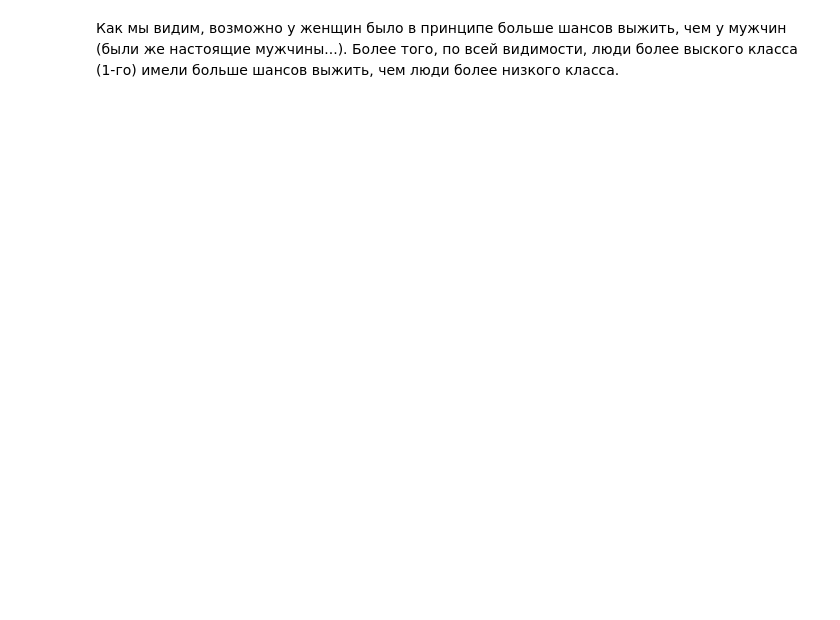
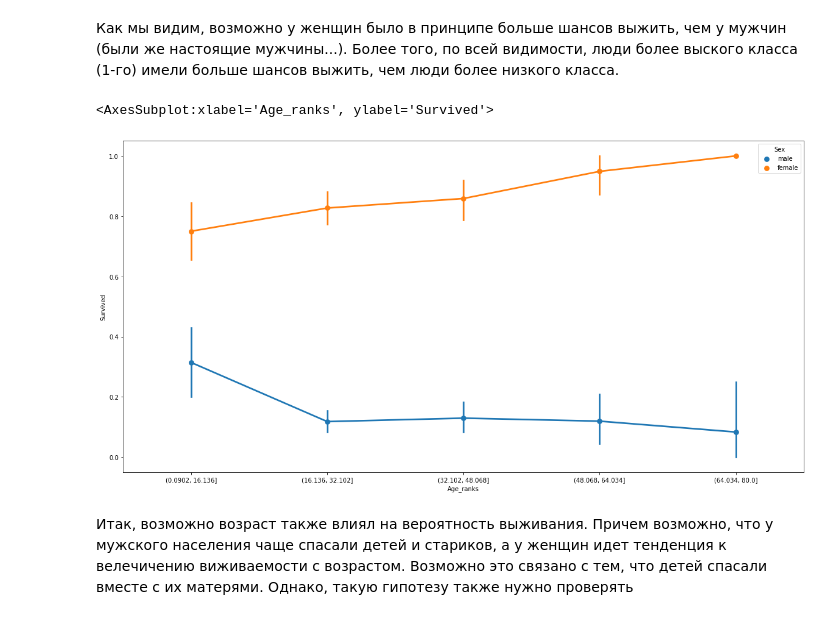
Before and after one commit to SidorinAnton/BI_2020-2021_Python, a Jupyter notebook: pandas_hw/src/EDA_titanic.ipynb, the cells around one changed output. Saved outputs shown, nothing was run; the diff lists cells and outputs as text; code cells hidden in the pictures; blank space fills up the shorter version.

```diff
--- a/pandas_hw/src/EDA_titanic.ipynb
+++ b/pandas_hw/src/EDA_titanic.ipynb
@@ -43,3 +55,14 @@ sns.pointplot(y="Survived", x="Pclass", hue="Sex", data=titanik)
 # %% [markdown]
 Как мы видим, возможно у женщин было в принципе больше шансов выжить, чем у мужчин (были же настоящие мужчины...).
 Более того, по всей видимости, люди более выского класса (1-го) имели больше шансов выжить, чем люди более низкого класса.
+# %%
+# Let's see, сould the age of the passenger affect his survival
+titanik["Age_ranks"] = pd.cut(titanik.Age, bins=5)
+plt.figure(figsize=(20, 10))
+sns.pointplot(y="Survived", x="Age_ranks", hue="Sex", data=titanik)
+# %% [output]
+<AxesSubplot:xlabel='Age_ranks', ylabel='Survived'>
+[figure, added]
+# %% [markdown]
+Итак, возможно возраст также влиял на вероятность выживания. Причем возможно, что у мужского населения чаще спасали детей и стариков, а у женщин идет тенденция к велечичению виживаемости с возрастом. Возможно это связано с тем, что детей спасали вместе с их матерями.
+Однако, такую гипотезу также нужно проверять
```
Also changed, not shown: parts of 3 cells of this notebook.
